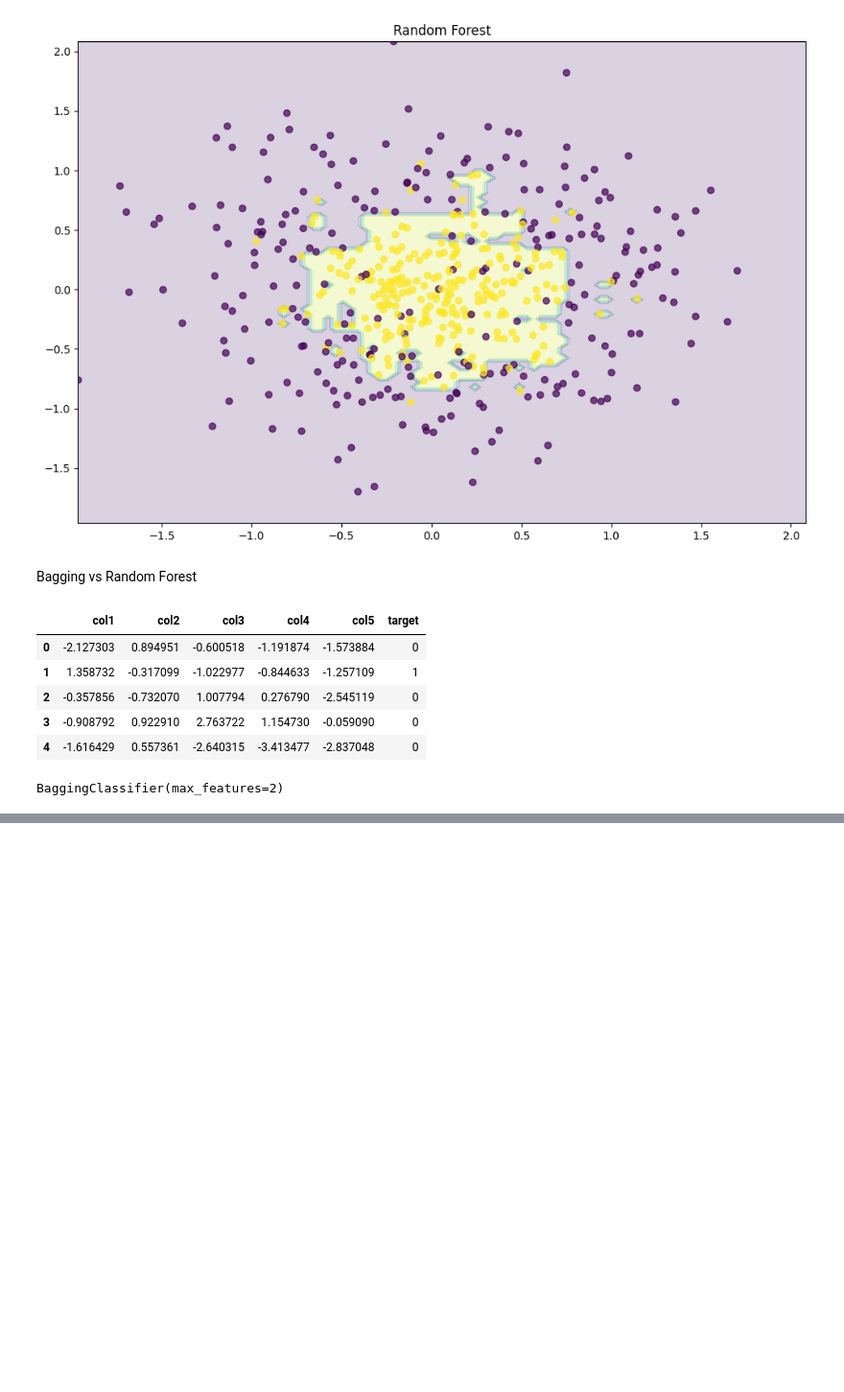
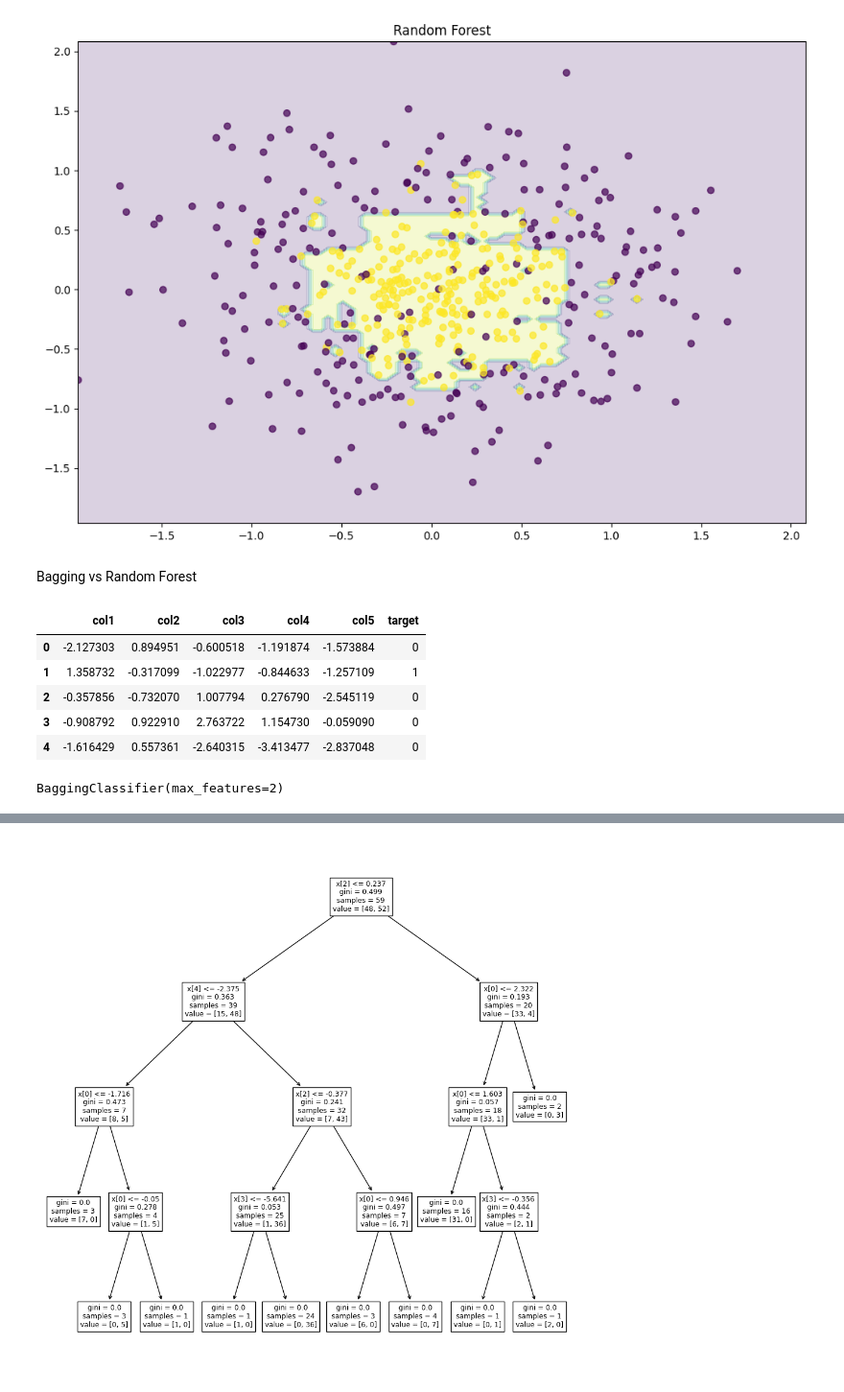
Before and after one commit to ashmi721/Data_Science_Class, a Jupyter notebook: Machine Learning/Supervised/Classification/DTvsRFvsBagging.ipynb, the cells around one changed output, grey strips where cells are left out. Shown at 96% size. Cells and saved outputs as stored; diff of their text form; code cells hidden in the pictures; blank space fills up the shorter version.

```diff
--- a/Machine Learning/Supervised/Classification/DTvsRFvsBagging.ipynb
+++ b/Machine Learning/Supervised/Classification/DTvsRFvsBagging.ipynb
@@ -102,0 +116,6 @@ BaggingClassifier(max_features=2)
+# %%
+plt.figure(figsize=(12,12))
+plot_tree(rf.estimators_[0])
+plt.show()
+# %% [output]
+[figure, added]
```
Also changed, not shown: parts of 3 cells of this notebook.
